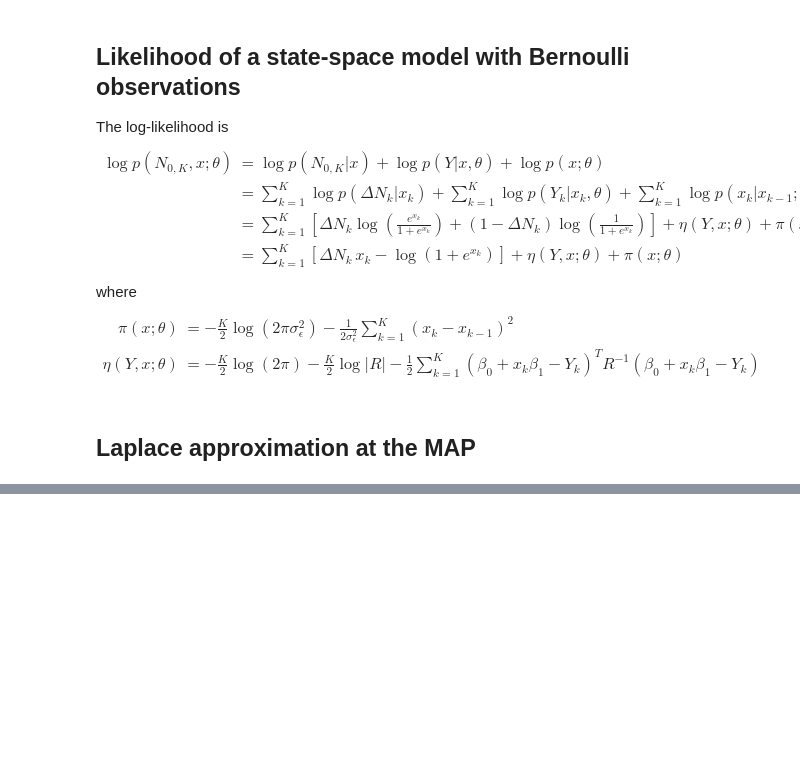
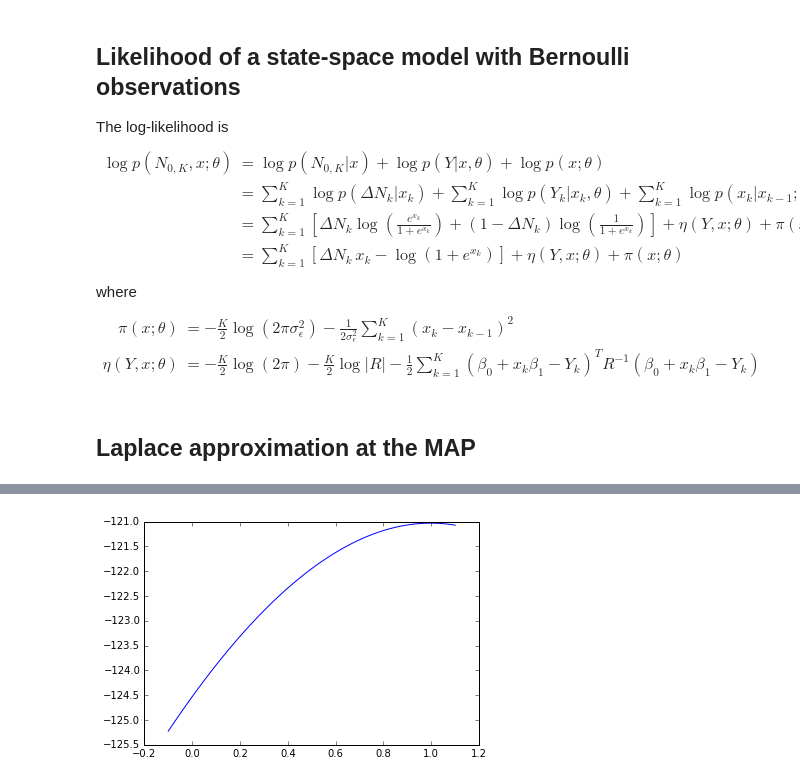
Before and after one commit to lciti/SEAS2016, a Jupyter notebook: Test_LikelihoodBernoulliAndGaussian.ipynb, the cells around one changed output, grey strips where cells are left out. Cells and saved outputs as stored; diff of their text form; code cells hidden in the pictures; blank space fills up the shorter version.

```diff
--- a/Test_LikelihoodBernoulliAndGaussian.ipynb
+++ b/Test_LikelihoodBernoulliAndGaussian.ipynb
@@ -204,0 +237,10 @@ Wall time: 1.11 s
+# %%
+xx = np.linspace(-.1,1.1)
+ml = np.zeros_like(xx)
+for i in range(len(xx)):
+    C_ = C_opt * xx[i] + C * (1 - xx[i])
+    ml[i] = Do_Kalman_Likelihood_Bernoulli_And_Gaussian_LaplaceMAP(dN, Y, C_, varY_opt, sigma2e_opt, trials=trials)[2]
+plt.plot(xx, ml)
+plt.show()
+# %% [output]
+[figure, added]
```
Also changed, not shown: parts of 8 cells of this notebook.
